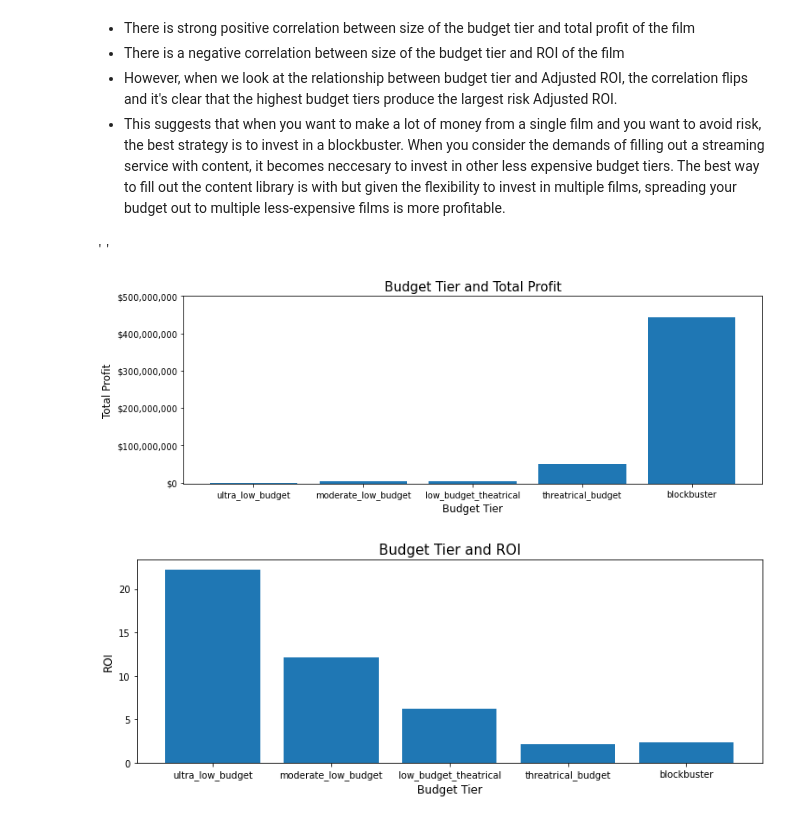
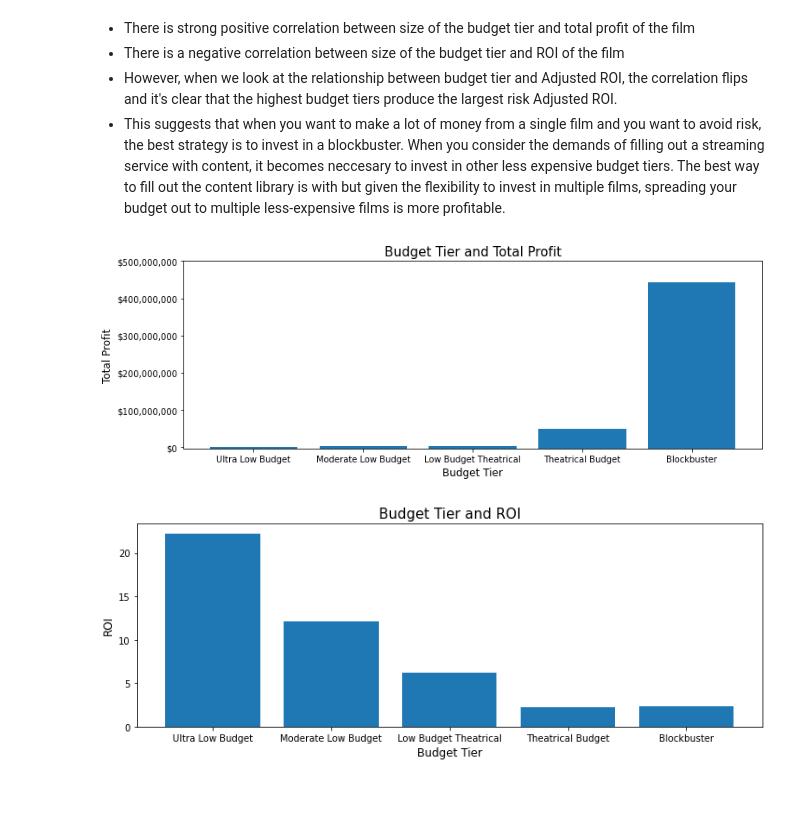
Before and after one commit to learn-co-curriculum/dsc-phase-1-project-v2-4, a Jupyter notebook: final_notebook.ipynb, the cells around one changed output. Cells and saved outputs as stored; diff of their text form; code cells hidden in the pictures; blank space fills up the shorter version.

```diff
--- a/final_notebook.ipynb
+++ b/final_notebook.ipynb
@@ -210,25 +210,25 @@ See the caveats in the documentation: https://pandas.pydata.org/pandas-docs/stab
 # %%
 #Plotting profit by budget tier
 y = df_movie_budget_cleaned.groupby('budget_tier').mean().sort_values("production_budget")["profit"]
 x = list(df_movie_budget_cleaned.groupby('budget_tier').mean().sort_values("production_budget")["profit"].index)
 fig, ax = plt.subplots(figsize=(12, 4))
 ax.bar(x,y)
 #remove scientific notation
 plt.gcf().axes[0].yaxis.get_major_formatter().set_scientific(False)
 #change yaxes number format
 current_yvalues = plt.gca().get_yticks()
 plt.gca().set_yticklabels(['${:,.0f}'.format(x) for x in current_yvalues])
-
 #add chart and axes titles
 ax.set_title("Budget Tier and Total Profit",fontsize=15)
 ax.set_ylabel("Total Profit",fontsize=12)
 ax.set_xlabel("Budget Tier",fontsize=12);
+#set x axes ticks
+list_of_xticks =["Ultra Low Budget","Moderate Low Budget","Low Budget Theatrical","Theatrical Budget","Blockbuster"]
+ax.set_xticklabels(list_of_xticks)
 #adjust y axes ticks
-plt.yticks(np.arange(min(y), 600000000, 100000000))
-;
+plt.yticks(np.arange(min(y), 600000000, 100000000));
 # %% [output]
-''
-[figure, old version]
+[figure, new version]
 # %%
 #Plotting ROI by budget tier
 y = df_movie_budget_cleaned.groupby('budget_tier').mean().sort_values("production_budget")["ROI"]
```
Also changed, not shown: parts of 3 cells of this notebook, 1 other file.
